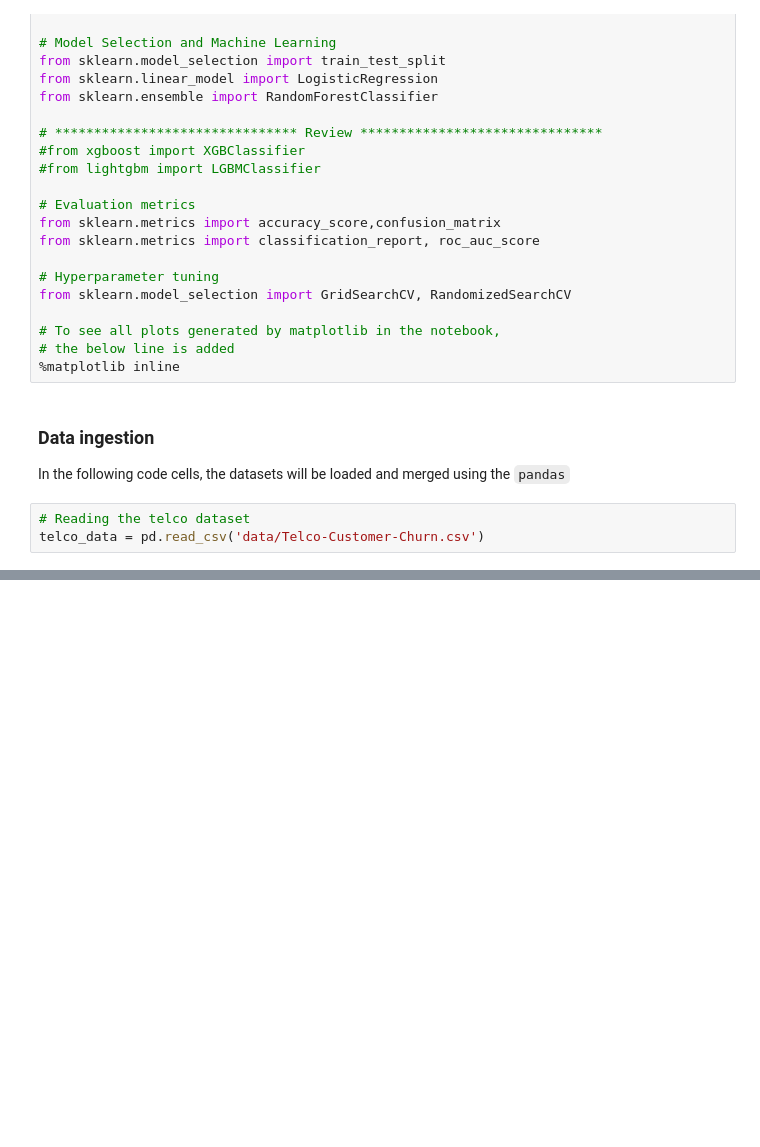
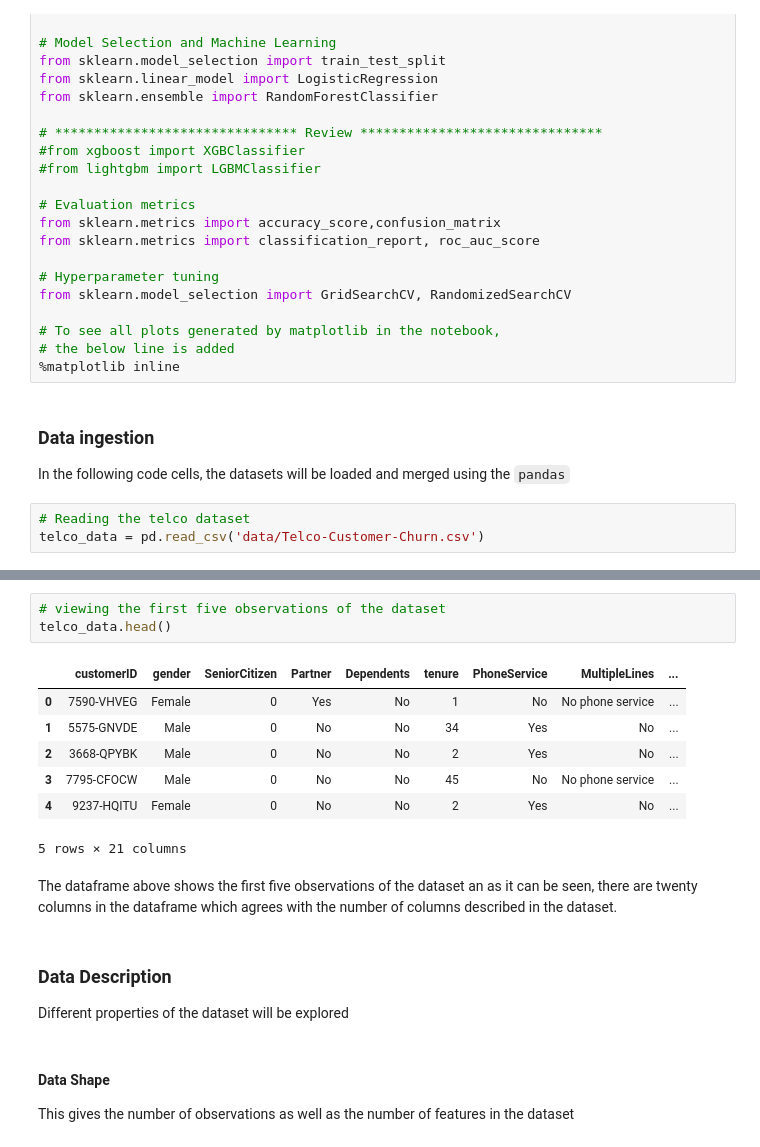
Before and after one commit to YinkaOlusola/TelecomChurnPrediction, a Jupyter notebook: notebook.ipynb, the cells around one changed output, grey strips where cells are left out. Cells and saved outputs as stored; diff of their text form; blank space fills up the shorter version.

```diff
--- a/notebook.ipynb
+++ b/notebook.ipynb
@@ -101,0 +111,21 @@ telco_data = pd.read_csv('data/Telco-Customer-Churn.csv')
+# %%
+# viewing the first five observations of the dataset
+telco_data.head()
+# %% [output]
+|  | customerID | gender | SeniorCitizen | Partner | Dependents | tenure | PhoneService | MultipleLines | ... |
+| 0 | 7590-VHVEG | Female | 0 | Yes | No | 1 | No | No phone service | ... |
+| 1 | 5575-GNVDE | Male | 0 | No | No | 34 | Yes | No | ... |
+| 2 | 3668-QPYBK | Male | 0 | No | No | 2 | Yes | No | ... |
+| 3 | 7795-CFOCW | Male | 0 | No | No | 45 | No | No phone service | ... |
+| 4 | 9237-HQITU | Female | 0 | No | No | 2 | Yes | No | ... |
+5 rows × 21 columns
+# %% [markdown]
+The dataframe above shows the first five observations of the dataset an as it can be seen, there are twenty columns in the dataframe which agrees with the number of columns described in the dataset.
+# %% [markdown]
+### **Data Description**
+
+Different properties of the dataset will be explored
+# %% [markdown]
+#### **Data Shape**
+
+This gives the number of observations as well as the number of features in the dataset
```
Also changed, not shown: parts of 34 cells of this notebook.
